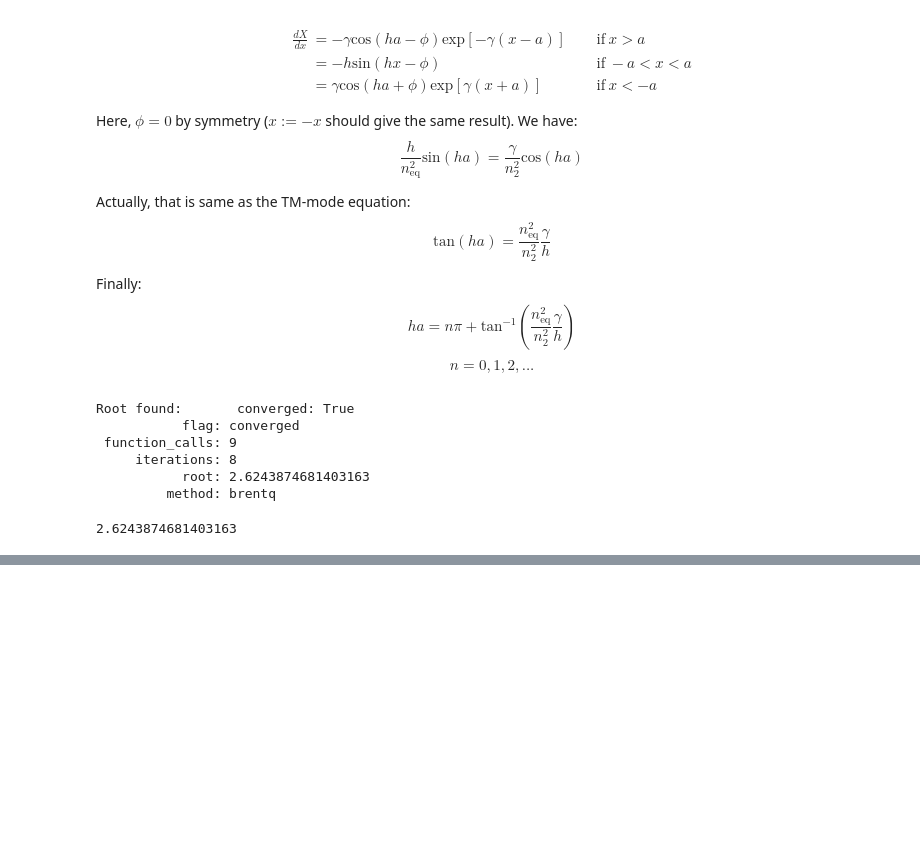
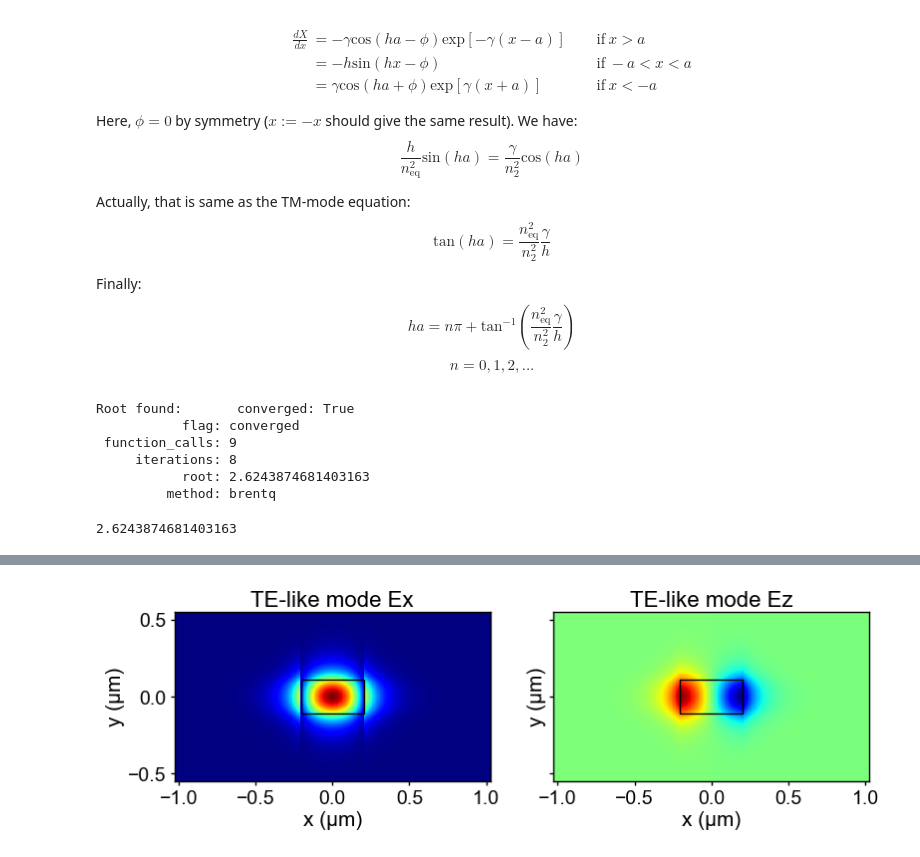
Before and after one commit to chenhungling/photonic_python, a Jupyter notebook: Theory/rectangular_waveguide.ipynb, the cells around one changed output, grey strips where cells are left out. Drawn from its saved outputs; the diff is of its cells as text; code cells hidden in the pictures; blank space fills up the shorter version.

```diff
--- a/Theory/rectangular_waveguide.ipynb
+++ b/Theory/rectangular_waveguide.ipynb
@@ -163,0 +185,23 @@ ax.set_aspect("equal")
+# %%
+Epsilon = n2**2*np.ones_like(Hy)
+Epsilon[:,(x>=-a)&(x<=a)] = neq**2
+Ex = Hy / Epsilon
+
+fx_prime = np.hstack([gx/n2**2*np.cos(hx*a)*np.exp(gx*(x2+a)),
+                      -hx/neq**2*np.sin(hx*x1),
+                      -gx/n2**2*np.cos(hx*a)*np.exp(-gx*(x3-a))])
+Fx_prime, Fy_prime = np.meshgrid(fx_prime, fy)
+Ez = Fx_prime * Fy_prime
+# Note that we choose Ex to be real and Ez will be imaginary!
+
+fig, axs = plt.subplots(1,2, figsize=(9,3), sharey=True)
+axs[0].pcolormesh(x*1e6, y*1e6, Ex, cmap='jet')
+axs[0].set_title("TE-like mode Ex")
+axs[1].pcolormesh(x*1e6, y*1e6, Ez, cmap='jet')
+axs[1].set_title("TE-like mode Ez")
+for ax in axs:
+    ax.add_patch(Rectangle((-width/2,-height/2), width, height, ls="-", lw=1, ec="k", fc="none"))
+    ax.set(xlabel="x (µm)", ylabel="y (µm)")
+    ax.set_aspect("equal")
+# %% [output]
+[figure, added]
```
Also changed, not shown: parts of 5 cells of this notebook.
